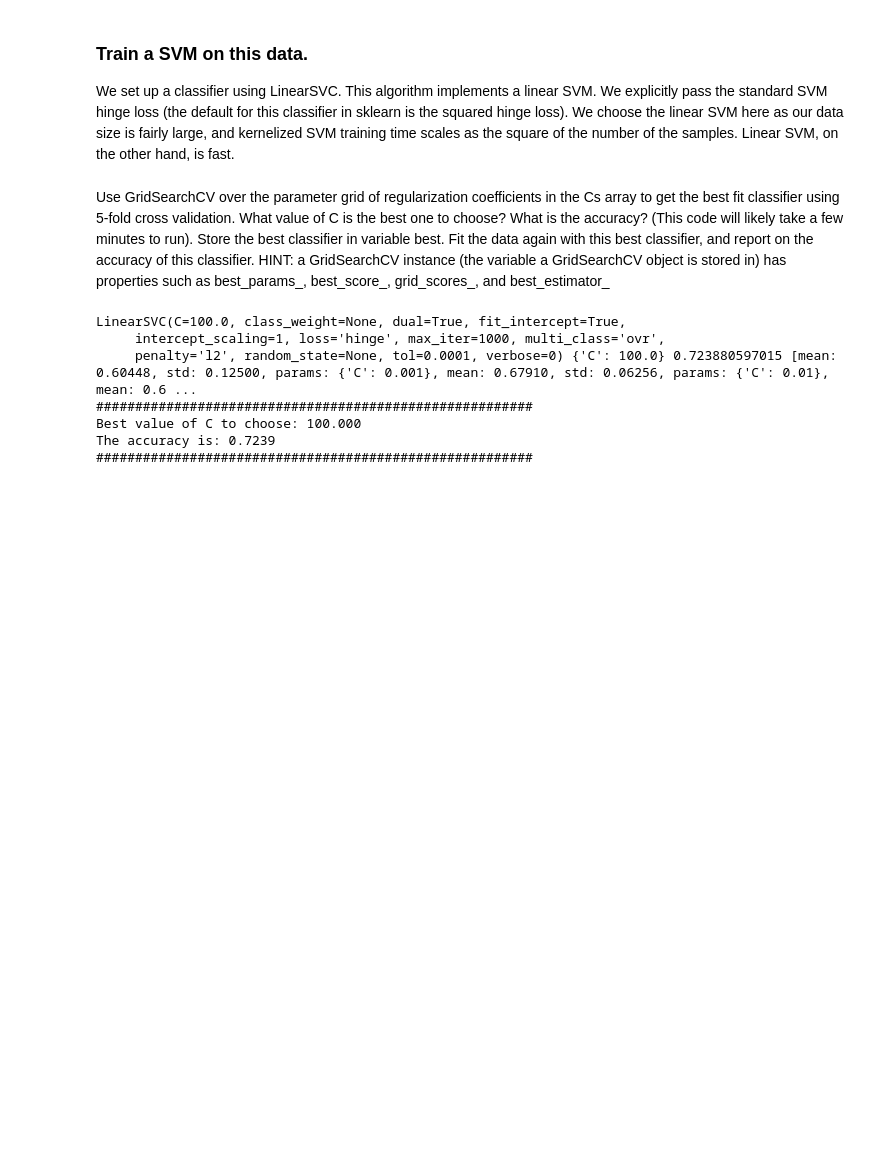
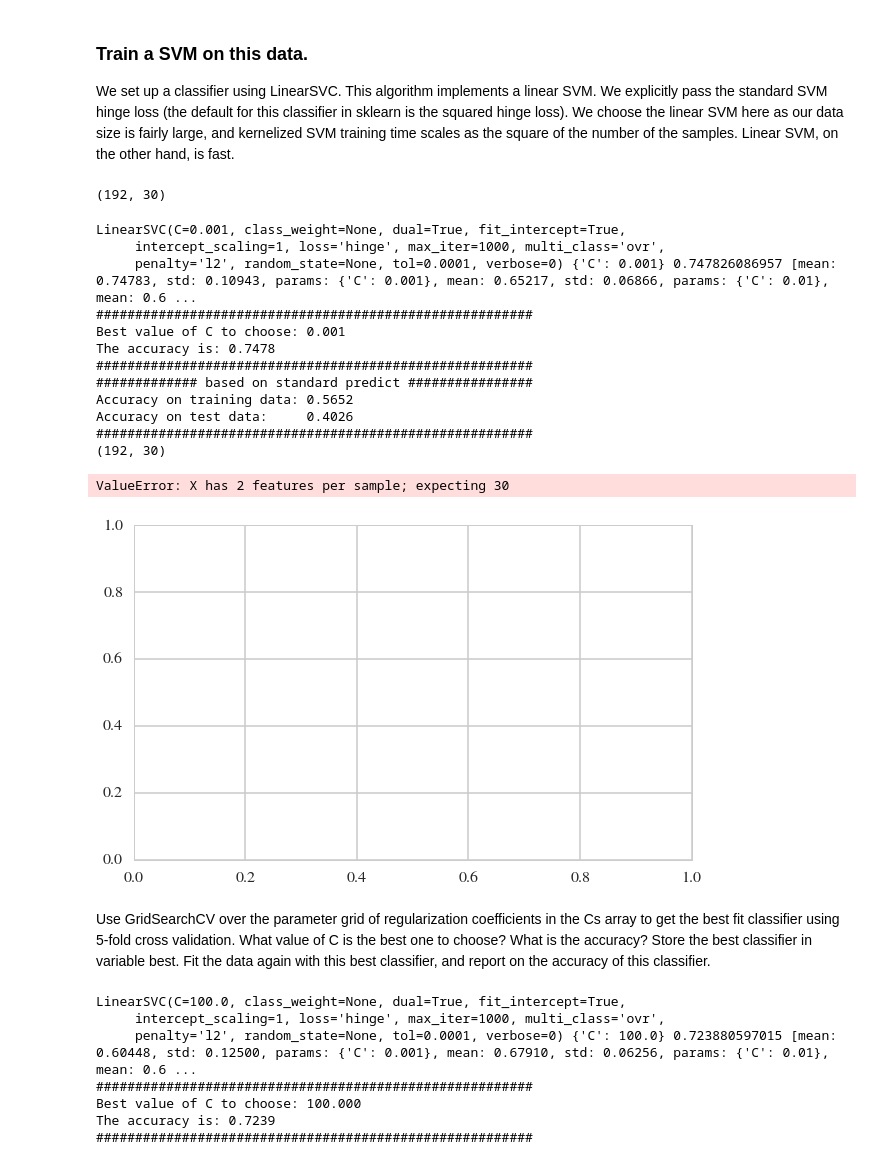
Before and after one commit to dwang953/109-Project, a Jupyter notebook: What's_the_Price_of_Wheat.ipynb, the cells around one changed output. Saved outputs shown, nothing was run; the diff lists cells and outputs as text; code cells hidden in the pictures; blank space fills up the shorter version.

```diff
--- a/What's_the_Price_of_Wheat.ipynb
+++ b/What's_the_Price_of_Wheat.ipynb
@@ -1690,3 +1727,8 @@ Xmatrix_train=Xmatrix[mask]
 Xmatrix_test=Xmatrix[~mask]
 Yresp_train=Yresp[mask]
 Yresp_test=Yresp[~mask]
+
+X=np.concatenate((Xmatrix_train, Xmatrix_test))
+X.shape
+# %% [output]
+(192, 30)
@@ -1693,5 +1781,63 @@ Yresp_test=Yresp[~mask]
+# %%
+from sklearn.cross_validation import train_test_split
+from sklearn import svm
+from sklearn.grid_search import GridSearchCV
+
+Cs=[0.001, 0.01, 0.1, 1.0, 10.0, 100.0]
+
+def classify(X,y, plotit=True, train_size=0.6):
+    Xtrain, Xtest, ytrain, ytest = train_test_split(X, y, train_size=train_size)
+    clf = svm.LinearSVC(loss="hinge")
+
+    fitmodel = GridSearchCV(clf, param_grid={"C":Cs}, cv=3, scoring="accuracy")
+    fitmodel.fit(Xtrain, ytrain)
+    print fitmodel.best_estimator_, fitmodel.best_params_, fitmodel.best_score_, fitmodel.grid_scores_
+    print "########################################################"
+    print "Best value of C to choose: %.3f" % (fitmodel.best_params_['C'])
+    print "The accuracy is: %.4f" % (fitmodel.best_score_)
+    print "########################################################"
+    # store best classifier in variable best
+    best = fitmodel.best_estimator_
+    # fit the data again with the best classifier
+    best = best.fit(Xtrain,ytrain)
+    if plotit:
+        training_accuracy = best.score(Xtrain, ytrain)
+        test_accuracy = best.score(Xtest, ytest)
+        print "############# based on standard predict ################"
+        print "Accuracy on training data: %0.4f" % (training_accuracy)
+        print "Accuracy on test data:     %0.4f" % (test_accuracy)
+        print "########################################################"
+        plt.figure()
+        ax=plt.gca()
+        points_plot(ax, Xtrain, Xtest, ytrain, ytest, clf, fitmodel, alpha=0.3, psize=20)
+    return training_accuracy, test_accuracy
+# %%
+lcols = ['Year', 'Corn_Price', 'CP_%_Change', 'Inflation', 'I_CP', 'Sorghum_Price',
+         'SP_%_Change', 'I_SP', 'Wheat_Price', 'WP_%_Change',
+         '1_P', '2_P', '3_P', '4_P', '5_P', '6_P', '7_P', '8_P', '9_P', '10_P',
+         '1_T', '2_T', '3_T', '4_T', '5_T', '6_T', '7_T', '8_T', '9_T', '10_T']
+
+Xmatrix=dftouse[lcols].values
+Yresp=dftouse['I_WP'].values
+
+classify(Xmatrix, Yresp)
+# %% [output]
+LinearSVC(C=0.001, class_weight=None, dual=True, fit_intercept=True,
+     intercept_scaling=1, loss='hinge', max_iter=1000, multi_class='ovr',
+     penalty='l2', random_state=None, tol=0.0001, verbose=0) {'C': 0.001} 0.747826086957 [mean: 0.74783, std: 0.10943, params: {'C': 0.001}, mean: 0.65217, std: 0.06866, params: {'C': 0.01}, mean: 0.6 ...
+########################################################
+Best value of C to choose: 0.001
+The accuracy is: 0.7478
+########################################################
+############# based on standard predict ################
+Accuracy on training data: 0.5652
+Accuracy on test data:     0.4026
+########################################################
+(192, 30)
+ValueError: X has 2 features per sample; expecting 30
+[figure, added]
 # %% [markdown]
-Use GridSearchCV over the parameter grid of regularization coefficients in the Cs array to get the best fit classifier using 5-fold cross validation. What value of C is the best one to choose? What is the accuracy? (This code will likely take a few minutes to run). Store the best classifier in variable best. Fit the data again with this best classifier, and report on the accuracy of this classifier. HINT: a GridSearchCV instance (the variable a GridSearchCV object is stored in) has properties such as best_params_, best_score_, grid_scores_, and best_estimator_
+Use GridSearchCV over the parameter grid of regularization coefficients in the Cs array to get the best fit classifier using 5-fold cross validation. What value of C is the best one to choose? What is the accuracy? Store the best classifier in variable best. Fit the data again with this best classifier, and report on the accuracy of this classifier.
 # %%
 #your code here
 from sklearn.grid_search import GridSearchCV
```
Also changed, not shown: parts of 12 cells of this notebook.
